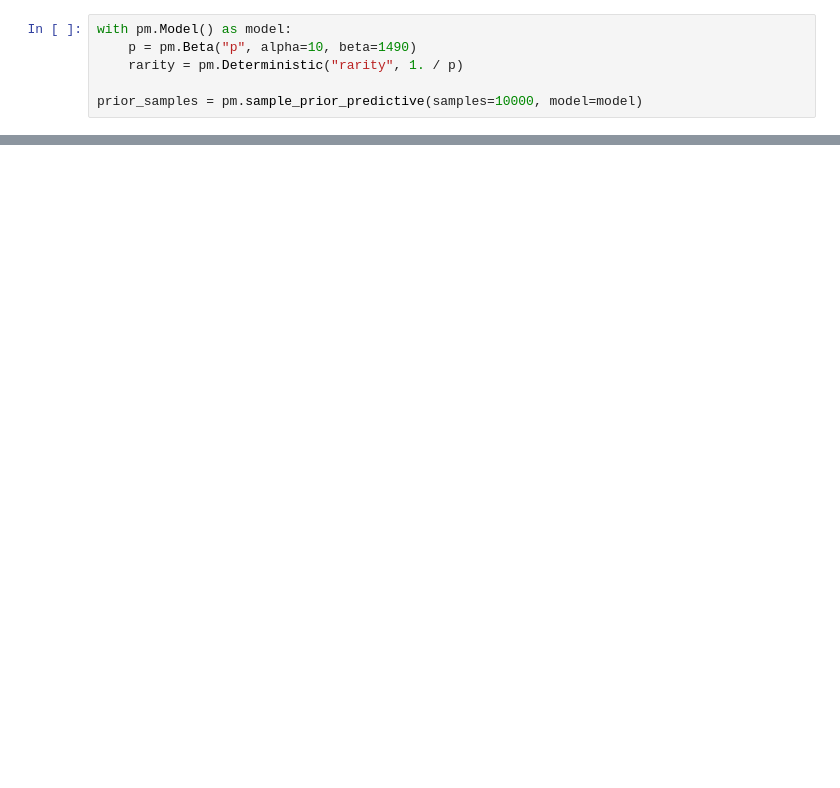
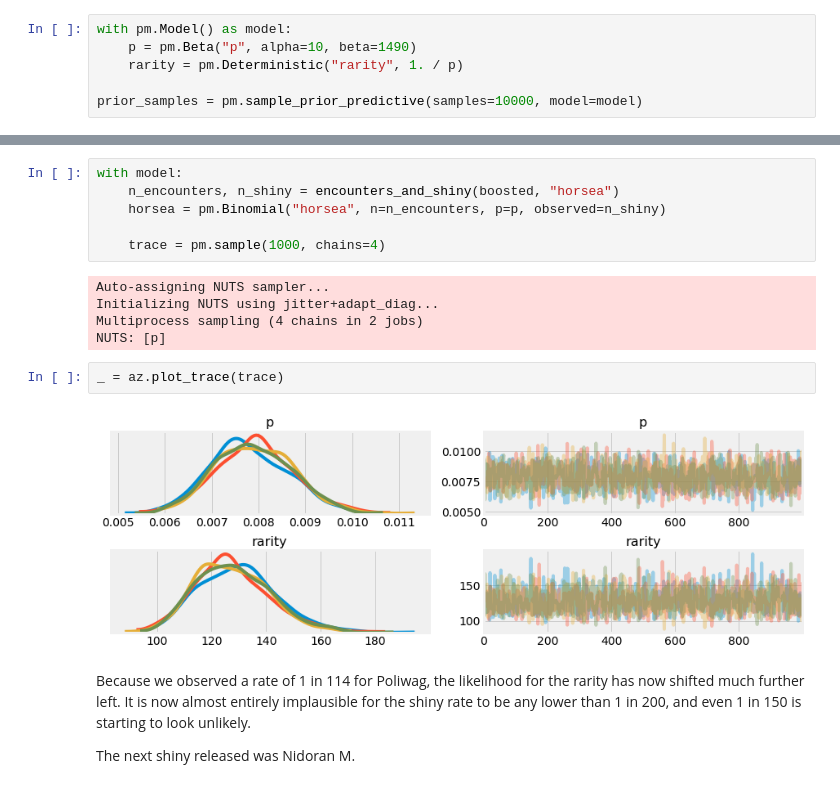
Before and after one commit to tuchandra/silph, a Jupyter notebook: analysis.ipynb, the cells around one changed output, grey strips where cells are left out. Cells and saved outputs as stored; diff of their text form; blank space fills up the shorter version.

```diff
--- a/analysis.ipynb
+++ b/analysis.ipynb
@@ -123,0 +165,19 @@ From this, we can see that while 1/150 is at the center of our prior beliefs, we
+# %%
+with model:
+    n_encounters, n_shiny = encounters_and_shiny(boosted, "horsea")
+    horsea = pm.Binomial("horsea", n=n_encounters, p=p, observed=n_shiny)
+
+    trace = pm.sample(1000, chains=4)
+# %% [output]
+Auto-assigning NUTS sampler...
+Initializing NUTS using jitter+adapt_diag...
+Multiprocess sampling (4 chains in 2 jobs)
+NUTS: [p]
+# %%
+_ = az.plot_trace(trace)
+# %% [output]
+[figure, added]
+# %% [markdown]
+Because we observed a rate of 1 in 114 for Poliwag, the likelihood for the rarity has now shifted much further left. It is now almost entirely implausible for the shiny rate to be any lower than 1 in 200, and even 1 in 150 is starting to look unlikely.
+
+The next shiny released was Nidoran M.
```
Also changed, not shown: parts of 27 cells of this notebook.
